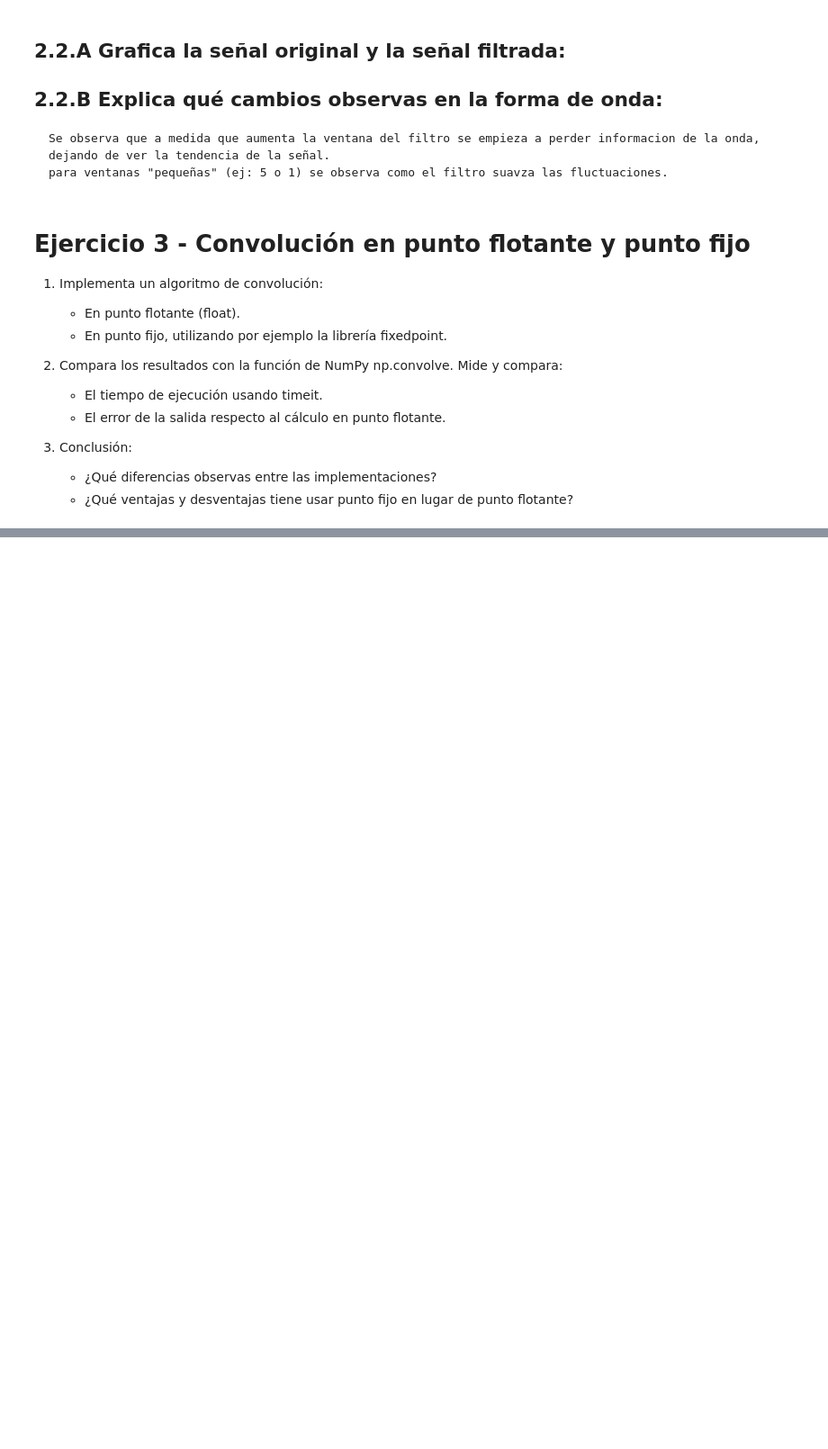
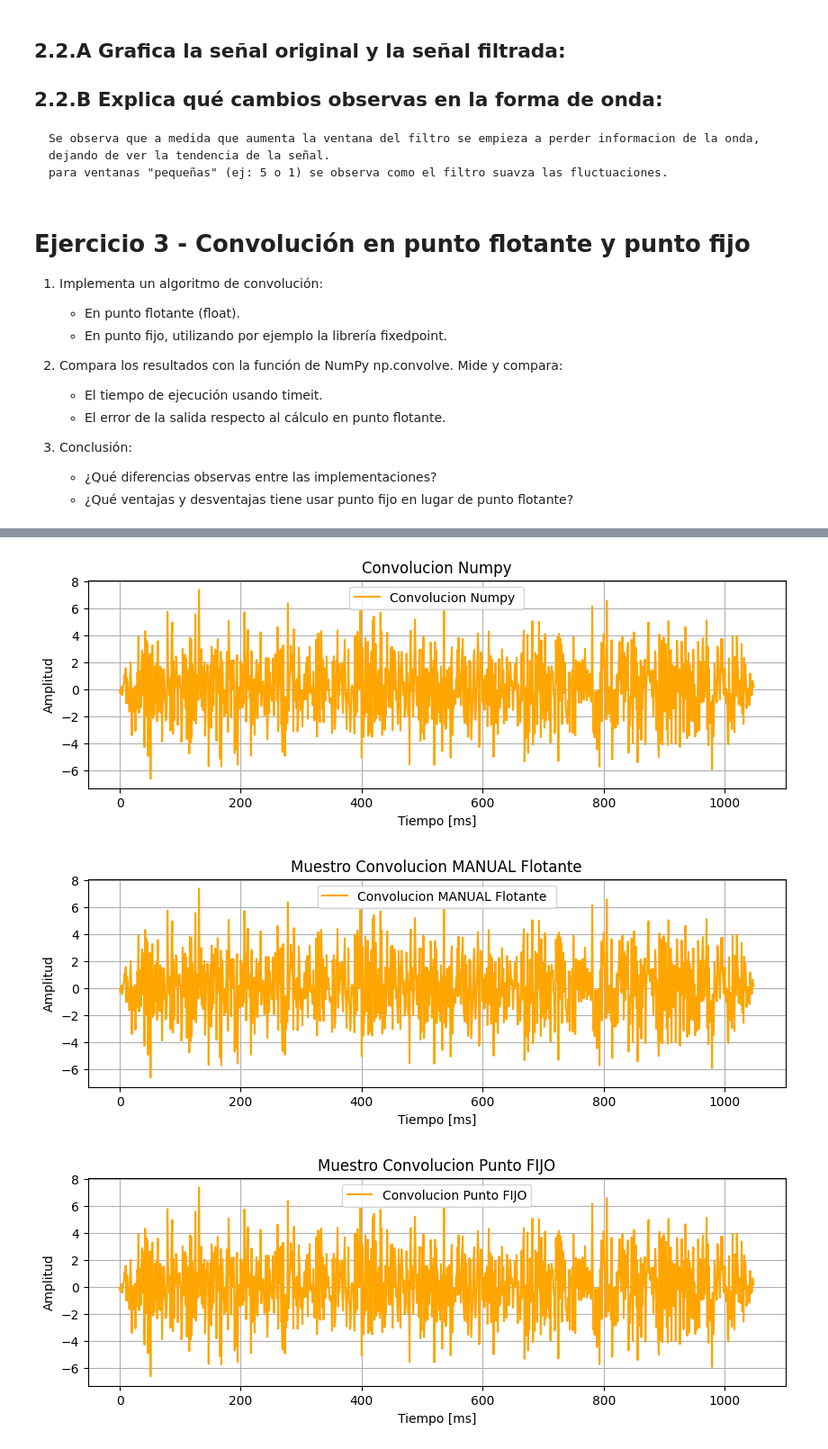
Before and after one commit to CW2112/PES, a Jupyter notebook: Tp1_Python_2025.ipynb, the cells around one changed output, grey strips where cells are left out. Shown at 90% size. Saved outputs shown, nothing was run; the diff lists cells and outputs as text; code cells hidden in the pictures; blank space fills up the shorter version.

Commit message:
correccion punto 3

```diff
--- a/Tp1_Python_2025.ipynb
+++ b/Tp1_Python_2025.ipynb
@@ -254,32 +254,86 @@ y_float = convolve_float(x, h)
 # Punto fijo
 y_fixed = convolve_fixed(x, h)
 
+# Muestro Convolucion Numpy
+
+plt.figure(figsize=(10, 3))
+plt.plot( y_np, color='orange', label='Convolucion Numpy ')
+plt.title("Convolucion Numpy")
+plt.xlabel("Tiempo [ms]")
+plt.ylabel("Amplitud")
+plt.grid(True)
+plt.legend()
+plt.show()
+
+
+# Muestro Convolucion MANUAL Flotante
+
+plt.figure(figsize=(10, 3))
+plt.plot( y_float, color='orange', label='Convolucion MANUAL Flotante ')
+plt.title("Muestro Convolucion MANUAL Flotante")
+plt.xlabel("Tiempo [ms]")
+plt.ylabel("Amplitud")
+plt.grid(True)
+plt.legend()
+plt.show()
+
+# Muestro Convolucion Punto FIJO
+
+plt.figure(figsize=(10, 3))
+plt.plot( y_fixed, color='orange', label='Convolucion Punto FIJO')
+plt.title("Muestro Convolucion Punto FIJO")
+plt.xlabel("Tiempo [ms]")
+plt.ylabel("Amplitud")
+plt.grid(True)
+plt.legend()
+plt.show()
+
+
 # METODO 1 de medición de tiempos
 print("METODO 1")
 t_np = timeit.timeit(lambda: np.convolve(x, h), number=1) # permite medir el tiempo de ejecucion de una fracion de codigo
 t_float = timeit.timeit(lambda: convolve_float(x, h), number=1)
 t_fixed = timeit.timeit(lambda: convolve_fixed(x, h), number=1)
 
 print(f"Tiempo NumPy: {t_np:.8f} s")
 print(f"Tiempo float manual: {t_float:.8f} s")
 print(f"Tiempo punto fijo: {t_fixed:.8f} s")
 
 print("METODO 2")
 
 start = time.time()
 conv_r = np.convolve(x, h)
 end = time.time()
 print (f"Tiempo NumPy: {(end-start):.10f} s")
 
 start = time.time()
 conv_r =convolve_float(x, h)
 end = time.time()
 print (f"Tiempo float manual: {(end-start):.8f} s")
 
 start = time.time()
 conv_r =convolve_fixed(x, h)
 end = time.time()
 print (f"Tiempo punto fijo: {(end-start):.8f} s")
 # El error de la salida respecto al cálculo en punto flotante
+
+
+assert len(y_float) == len(y_fixed) == len(y_np) # asegura que las tres señales de salida de convolución tengan la misma longitud
+
+
+error_fixed_vs_float = np.abs(y_float - y_fixed)
+mse_fixed = np.mean((y_float - y_fixed)**2)
+mae_fixed = np.mean(error_fixed_vs_float)
+maxe_fixed = np.max(error_fixed_vs_float)
+
+error_np_vs_float = np.max(np.abs(y_np - y_float))  # validación de la implementación float manual frente a np.convolve
+
+print("\nErrores (punto fijo vs manual float):")
+print(f"  MAE (mean abs error) : {mae_fixed:.6e}")
+print(f"  MSE                  : {mse_fixed:.6e}")
+print(f"  Max error            : {maxe_fixed:.6e}")
 # %% [output]
+[figure, added]
+[figure, added]
+[figure, added]
 METODO 1
```
Also changed, not shown: parts of 3 cells of this notebook.
